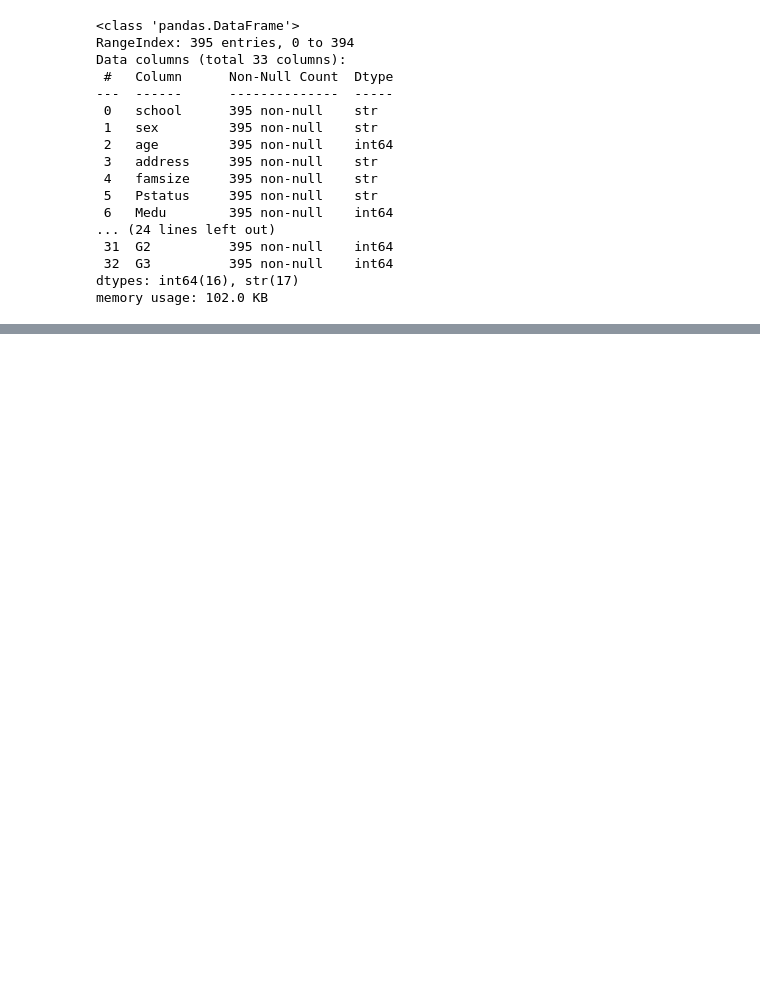
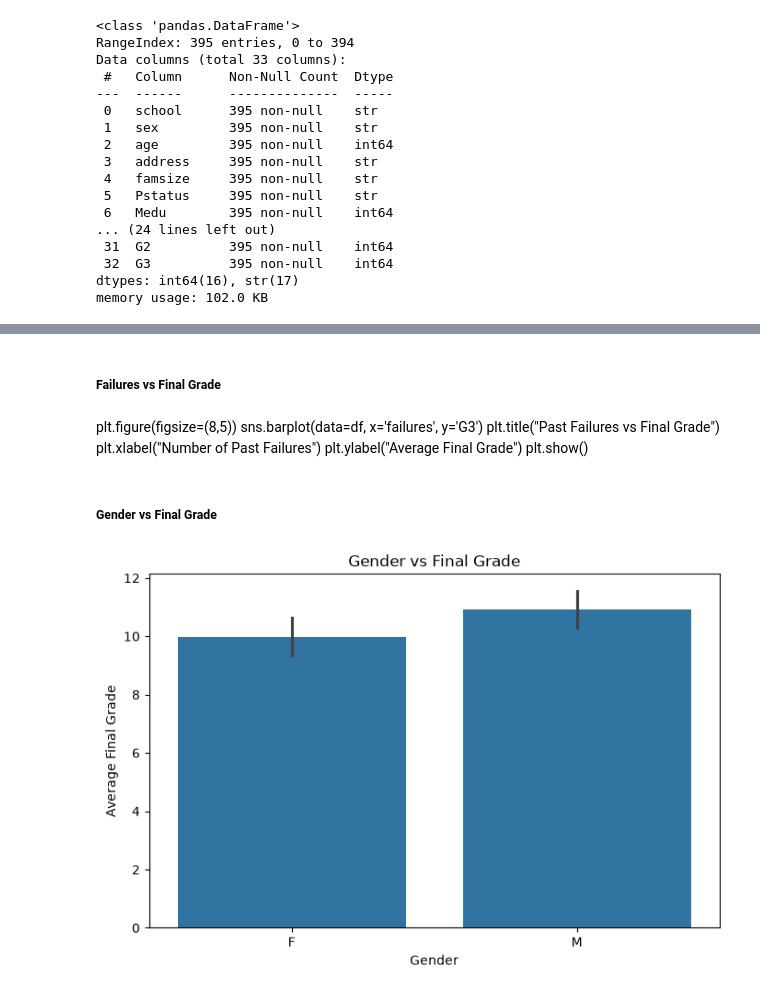
Before and after one commit to Seniha27/Student-Performance-Prediction, a Jupyter notebook: Student_Performance_Prediction.ipynb, the cells around one changed output, grey strips where cells are left out. Saved outputs shown, nothing was run; the diff lists cells and outputs as text; code cells hidden in the pictures; blank space fills up the shorter version.

```diff
--- a/Student_Performance_Prediction.ipynb
+++ b/Student_Performance_Prediction.ipynb
@@ -56,0 +136,20 @@ df.describe()
+# %% [markdown]
+##### Failures vs Final Grade
+# %% [markdown]
+plt.figure(figsize=(8,5))
+sns.barplot(data=df, x='failures', y='G3')
+plt.title("Past Failures vs Final Grade")
+plt.xlabel("Number of Past Failures")
+plt.ylabel("Average Final Grade")
+plt.show()
+# %% [markdown]
+##### Gender vs Final Grade
+# %%
+plt.figure(figsize=(8,5))
+sns.barplot(data=df, x='sex', y='G3')
+plt.title("Gender vs Final Grade")
+plt.xlabel("Gender")
+plt.ylabel("Average Final Grade")
+plt.show()
+# %% [output]
+[figure, added]
```
Also changed, not shown: parts of 16 cells of this notebook, 1 other file.
